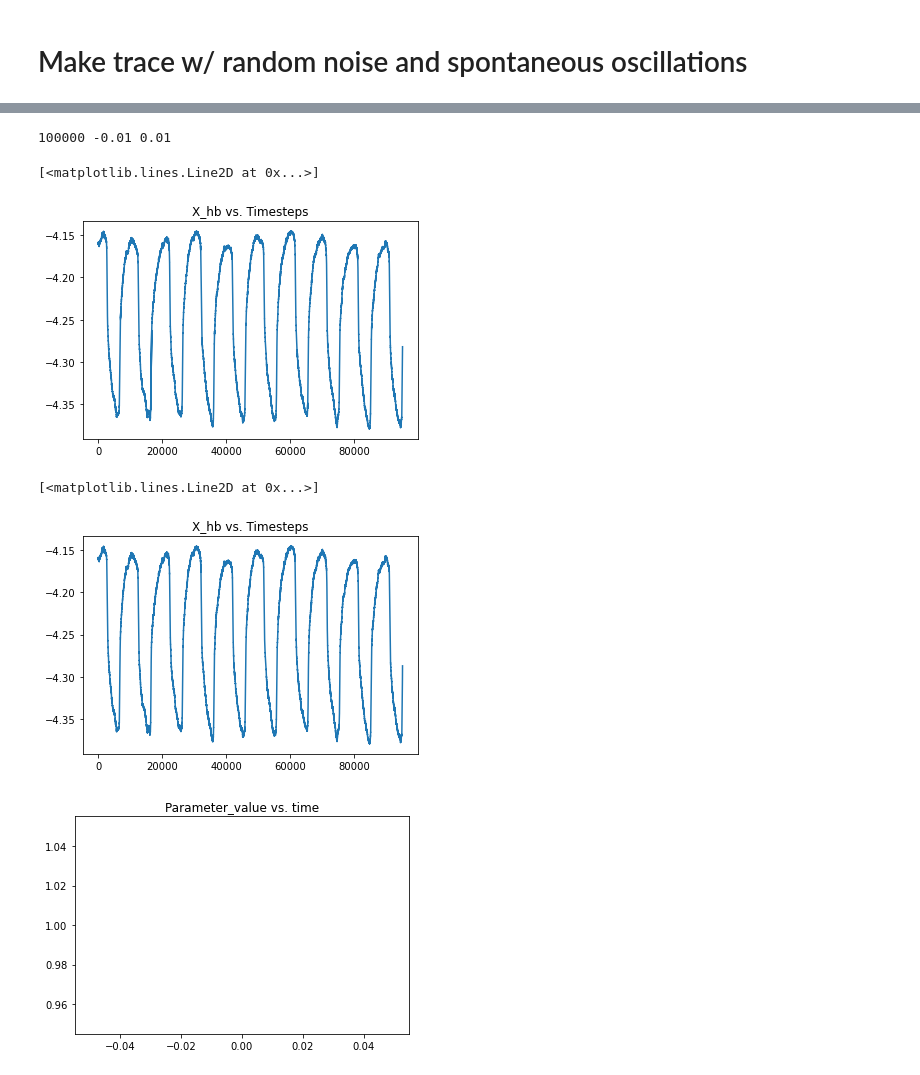
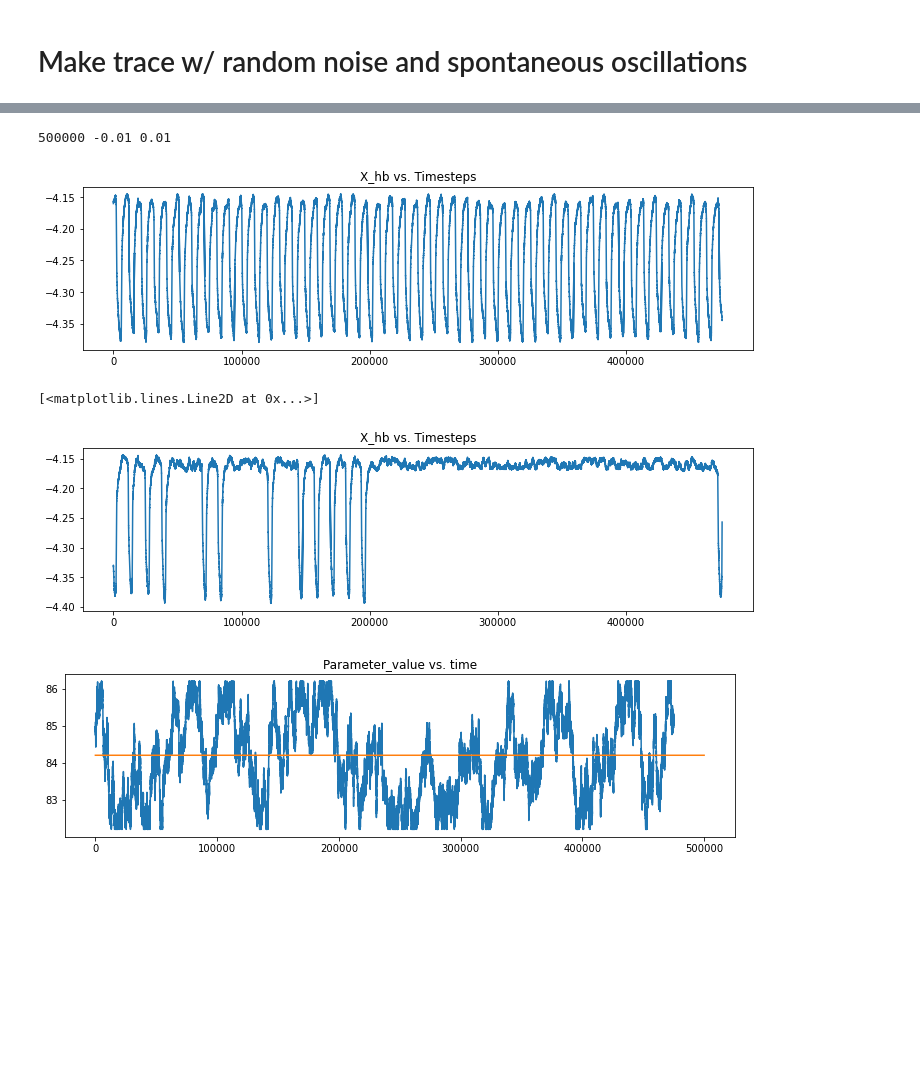
Before and after one commit to ly49nkallo/Research2023, a Jupyter notebook: Research2/make_good_trace.ipynb, the cells around one changed output, grey strips where cells are left out. Cells and saved outputs as stored; diff of their text form; code cells hidden in the pictures; blank space fills up the shorter version.

```diff
--- a/Research2/make_good_trace.ipynb
+++ b/Research2/make_good_trace.ipynb
@@ -12,11 +12,12 @@ import copy
 import time
 from tqdm import tqdm
 %matplotlib inline
-plt.rcParams["animation.html"] = "html5" #Use HTML to render with 'inline' backend
+plt.rcParams["animation.html"] = "html5" #Use HTML to render with 'inline' backend55
+plt.rcParams['figure.figsize'] = [12, 3]
 # %%
 x0 = mn.get_good_default_initial_values()
 dt = 5e-2
-steps = 1e5
+steps = 5e5
 param_file='./model_values.json'
 params = mn.load_param_file(param_file)
 hist = mn.calculate_data(x0, steps, dt, params)[:, 0]
@@ -58,11 +59,12 @@ def randomwalk1D(n, scale=1., interval=None):
     return xposition
 
 noisy_hist = hist.copy()
+del hist
 noise = randomwalk1D(noisy_hist.shape[0] - 1, scale=2e-4, interval=50)
 print(noise.__len__(), min(noise), max(noise))
 noisy_hist += np.array(noise)
 # %% [output]
-100000 -0.01 0.01
+500000 -0.01 0.01
 # %%
 # Render trace w/ noise
 plt.figure(2)
@@ -71,29 +73,33 @@ t = int(steps//20)
 plt.plot(noisy_hist[t:])
 del noisy_hist
 # %% [output]
-[<matplotlib.lines.Line2D at 0x...>]
-[figure, old version]
+[figure, new version]
 # %%
 # Render trace w/ noise around bifurcation
 noise_bifurcation = randomwalk1D(n=steps, scale=0.02, interval=100)
 x = x0
 noisy_hist2 = np.zeros(int(steps), dtype=np.float32)
+param_hist = np.zeros(int(steps), dtype=np.float32)
 new_params = params.copy()
-new_params[mn.get_parameter_names().index("Cgs")] = 83.90419773794204
+param_idx = mn.get_parameter_names().index("Cgs")
+params[param_idx] = 83.90419773794204 + 0.3
 for t in range(int(steps)):
     noisy_hist2[t] = x[0]
-    new_params[0] += noise_bifurcation[t]
+    new_params[param_idx] = params[param_idx] + noise_bifurcation[t]
+    param_hist[t] = new_params[param_idx]
     x = mn.RK2_calcululate_data_one_timestep(dt, new_params, x)
 noisy_hist2 += np.array(noise)
 # %%
 # Render trace
 plt.figure(3)
 plt.title("X_hb vs. Timesteps")
 t = int(steps//20)
 plt.plot(noisy_hist2[t:])
 plt.figure(4)
 plt.title("Parameter_value vs. time")
+plt.plot(param_hist[t:])
+plt.plot([params[param_idx]] * int(steps))
 # %% [output]
 [<matplotlib.lines.Line2D at 0x...>]
-[figure, old version]
+[figure, new version]
-[figure, old version]
+[figure, new version]
```
Also changed, not shown: parts of 1 cell of this notebook.
